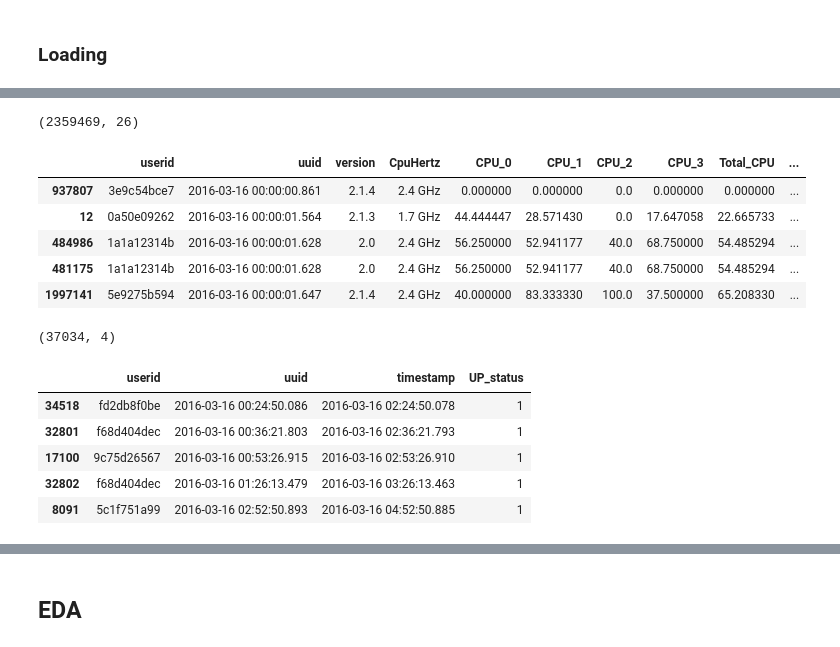
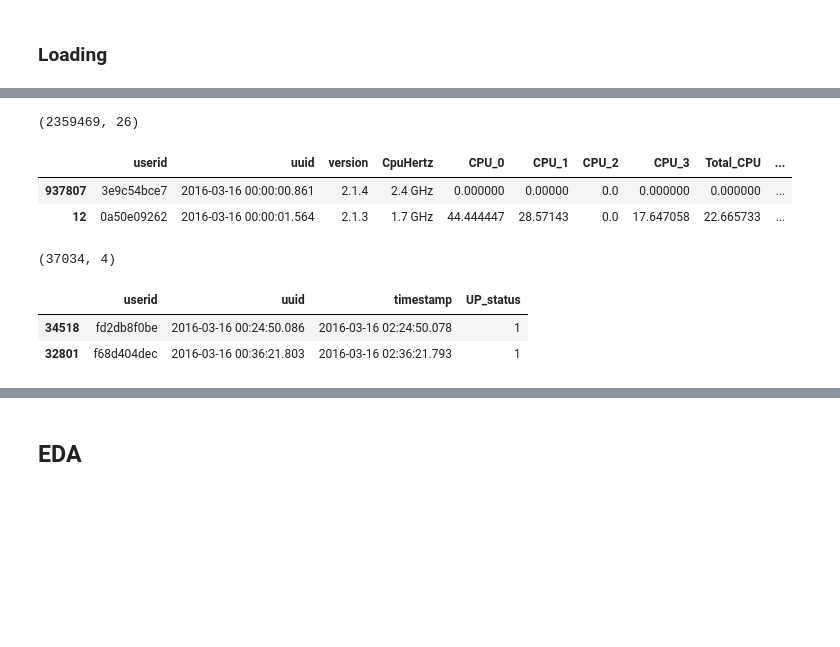
Before and after one commit to kentlingcampbell/project_SherLock, a Jupyter notebook: SherLock.ipynb, the cells around one changed output, grey strips where cells are left out. Drawn from its saved outputs; the diff is of its cells as text; code cells hidden in the pictures; blank space fills up the shorter version.

```diff
--- a/SherLock.ipynb
+++ b/SherLock.ipynb
@@ -260,5 +130,4 @@ T1_tsv.head(3)
 # %%
-# Raw TSV
 filename = './Filtered_T4_filtered.tsv'
 header_list = ['userid','uuid','version','CpuHertz','CPU_0','CPU_1','CPU_2','CPU_3','Total_CPU',
                'TotalMemory_freeSize','TotalMemory_max_size','TotalMemory_total_size','TotalMemory_used_size',
@@ -284,40 +153,37 @@ header_list = ['userid','uuid','version','CpuHertz','CPU_0','CPU_1','CPU_2','CPU
                'procs_running','procs_blocked','connectedWifi_SSID','connectedWifi_Level', '117','118','119',
               '120', '121','122','123','124','125','126','127','128','129','130']
 T4_tsv = pd.read_csv(filename, sep='\t', names=header_list, parse_dates=['Traffic_timestamp'])
 T4_tsv['uuid'] = (pd.to_datetime(T4_tsv['uuid'], unit='ms'))
 T4_tsv = T4_tsv.drop(columns=['Battery_charge_type','Battery_current_avg','Battery_health','Battery_icon_small',
                               'Battery_invalid_charger','Battery_level','Battery_online','Battery_plugged',
                               'Battery_present','Battery_scale','Battery_status','Battery_technology',
                               'Battery_temperature','Battery_timestamp','Battery_voltage','MemTotal','MemFree',
                               'Buffers','Cached','SwapCached','Active','Inactive','Active_anon','Inactive_anon',
                               'Active_file','Inactive_file','Unevictable','Mlocked','HighTotal','HighFree',
                               'LowTotal','LowFree','SwapTotal','SwapFree','Dirty','Writeback','AnonPages','Mapped',
                               'Shmem','Slab','SReclaimable','SUnreclaim','KernelStack','PageTables','CommitLimit',
                               'Committed_AS','VmallocTotal','VmallocUsed','VmallocChunk','msmgpio_cpu0',
                               'msmgpio_sum_cpu123','wcd9xxx_cpu0','wcd9xxx_sum_cpu123','pn547_cpu0',
                               'pn547_sum_cpu123','cypress_touchkey_cpu0','cypress_touchkey_sum_cpu123',
                               'synaptics_rmi4_i2c_cpu0','synaptics_rmi4_i2c_sum_cpu123','sec_headset_detect_cpu0',
                               'sec_headset_detect_sum_cpu123','flip_cover_cpu0','flip_cover_sum_cpu123',
                               'home_key_cpu0','home_key_sum_cpu123','volume_down_cpu0','volume_down_sum_cpu123',
                               'volume_up_cpu0','volume_up_sum_cpu123','companion_cpu0','companion_sum_cpu123',
                               'SLIMBUS_cpu0','SLIMBUS_sum_cpu123','function_call_interrupts_cpu0',
                               'function_call_interrupts_sum_cpu123','cpu123_intr_prs','tot_user','tot_nice',
                               'tot_system','tot_idle','tot_iowait','tot_irq','tot_softirq','ctxt','btime',
                               'processes','procs_running','procs_blocked','connectedWifi_SSID',
                               'connectedWifi_Level','117','118','119','120', '121','122','123','124','125','126',
                               '127','128','129','130'])
 T4_tsv = T4_tsv.sort_values(by='uuid')
-#print(T4_tsv['userid'].unique())
+#T4_tsv = T4_tsv.set_index('uuid')
 print(T4_tsv.shape)
-T4_tsv.head()
+T4_tsv.head(2)
 # %% [output]
 (2359469, 26)
 |  | userid | uuid | version | CpuHertz | CPU_0 | CPU_1 | CPU_2 | CPU_3 | Total_CPU | ... |
-| 937807 | 3e9c54bce7 | 2016-03-16 00:00:00.861 | 2.1.4 | 2.4 GHz | 0.000000 | 0.000000 | 0.0 | 0.000000 | 0.000000 | ... |
-| 12 | 0a50e09262 | 2016-03-16 00:00:01.564 | 2.1.3 | 1.7 GHz | 44.444447 | 28.571430 | 0.0 | 17.647058 | 22.665733 | ... |
-| 484986 | 1a1a12314b | 2016-03-16 00:00:01.628 | 2.0 | 2.4 GHz | 56.250000 | 52.941177 | 40.0 | 68.750000 | 54.485294 | ... |
-| 481175 | 1a1a12314b | 2016-03-16 00:00:01.628 | 2.0 | 2.4 GHz | 56.250000 | 52.941177 | 40.0 | 68.750000 | 54.485294 | ... |
-| 1997141 | 5e9275b594 | 2016-03-16 00:00:01.647 | 2.1.4 | 2.4 GHz | 40.000000 | 83.333330 | 100.0 | 37.500000 | 65.208330 | ... |
+| 937807 | 3e9c54bce7 | 2016-03-16 00:00:00.861 | 2.1.4 | 2.4 GHz | 0.000000 | 0.00000 | 0.0 | 0.000000 | 0.000000 | ... |
+| 12 | 0a50e09262 | 2016-03-16 00:00:01.564 | 2.1.3 | 1.7 GHz | 44.444447 | 28.57143 | 0.0 | 17.647058 | 22.665733 | ... |
 # %%
 #T4_dropList = T4_tsv.columns[T4_tsv.isna().any()].tolist()
 #T4_NaNCounts = T4_tsv[T4_tsv.columns[T4_tsv.isnull().any()]].isnull().sum().sort_values(ascending=True)
@@ -339,18 +190,15 @@ T4_tsv.head()
 # %%
-# Raw TSV
 filename = './Filtered_Userpresentprobe.tsv'
 header_list = ['userid', 'uuid', 'timestamp']
 Userpresentprobe_tsv = pd.read_csv(filename, sep='\t', names=header_list, parse_dates=['timestamp'])
 Userpresentprobe_tsv['uuid'] = (pd.to_datetime(Userpresentprobe_tsv['uuid'], unit='ms'))
 Userpresentprobe_tsv = Userpresentprobe_tsv.sort_values(by='uuid')
+#Userpresentprobe_tsv = Userpresentprobe_tsv.set_index('uuid')
 Userpresentprobe_tsv['UP_status'] = 1                    # Added column as a marker
 print(Userpresentprobe_tsv.shape)
-Userpresentprobe_tsv.head()
+Userpresentprobe_tsv.head(2)
 # %% [output]
 (37034, 4)
 |  | userid | uuid | timestamp | UP_status |
 | 34518 | fd2db8f0be | 2016-03-16 00:24:50.086 | 2016-03-16 02:24:50.078 | 1 |
 | 32801 | f68d404dec | 2016-03-16 00:36:21.803 | 2016-03-16 02:36:21.793 | 1 |
-| 17100 | 9c75d26567 | 2016-03-16 00:53:26.915 | 2016-03-16 02:53:26.910 | 1 |
-| 32802 | f68d404dec | 2016-03-16 01:26:13.479 | 2016-03-16 03:26:13.463 | 1 |
-| 8091 | 5c1f751a99 | 2016-03-16 02:52:50.893 | 2016-03-16 04:52:50.885 | 1 |
```
Also changed, not shown: parts of 50 cells of this notebook.
